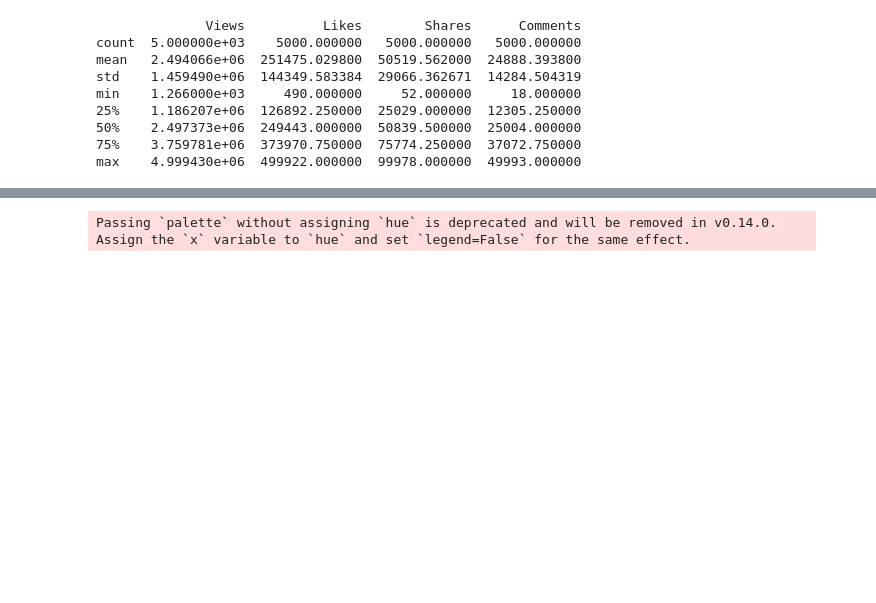
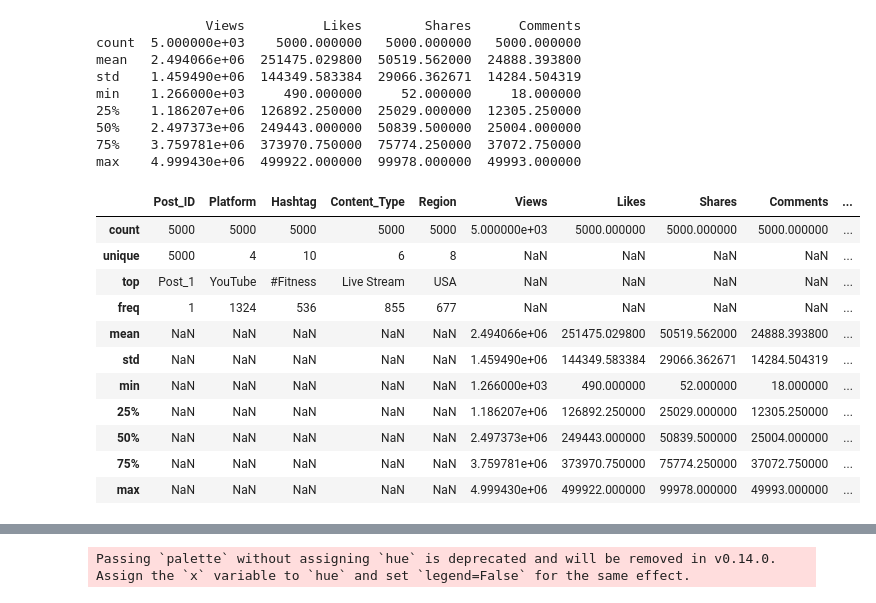
Before and after one commit to Phionanamugga/EDA_Viral_Social_Media_Posts, a Jupyter notebook: viral_social_media_tends.ipynb, the cells around one changed output, grey strips where cells are left out. Cells and saved outputs as stored; diff of their text form; code cells hidden in the pictures; blank space fills up the shorter version.

```diff
--- a/viral_social_media_tends.ipynb
+++ b/viral_social_media_tends.ipynb
@@ -89,3 +193,19 @@ min    1.266000e+03     490.000000     52.000000     18.000000
 50%    2.497373e+06  249443.000000  50839.500000  25004.000000
 75%    3.759781e+06  373970.750000  75774.250000  37072.750000
 max    4.999430e+06  499922.000000  99978.000000  49993.000000
+# %%
+# Summary of statistics
+df.describe(include='all')
+# %% [output]
+|  | Post_ID | Platform | Hashtag | Content_Type | Region | Views | Likes | Shares | Comments | ... |
+| count | 5000 | 5000 | 5000 | 5000 | 5000 | 5.000000e+03 | 5000.000000 | 5000.000000 | 5000.000000 | ... |
+| unique | 5000 | 4 | 10 | 6 | 8 | NaN | NaN | NaN | NaN | ... |
+| top | Post_1 | YouTube | #Fitness | Live Stream | USA | NaN | NaN | NaN | NaN | ... |
+| freq | 1 | 1324 | 536 | 855 | 677 | NaN | NaN | NaN | NaN | ... |
+| mean | NaN | NaN | NaN | NaN | NaN | 2.494066e+06 | 251475.029800 | 50519.562000 | 24888.393800 | ... |
+| std | NaN | NaN | NaN | NaN | NaN | 1.459490e+06 | 144349.583384 | 29066.362671 | 14284.504319 | ... |
+| min | NaN | NaN | NaN | NaN | NaN | 1.266000e+03 | 490.000000 | 52.000000 | 18.000000 | ... |
+| 25% | NaN | NaN | NaN | NaN | NaN | 1.186207e+06 | 126892.250000 | 25029.000000 | 12305.250000 | ... |
+| 50% | NaN | NaN | NaN | NaN | NaN | 2.497373e+06 | 249443.000000 | 50839.500000 | 25004.000000 | ... |
+| 75% | NaN | NaN | NaN | NaN | NaN | 3.759781e+06 | 373970.750000 | 75774.250000 | 37072.750000 | ... |
+| max | NaN | NaN | NaN | NaN | NaN | 4.999430e+06 | 499922.000000 | 99978.000000 | 49993.000000 | ... |
```
Also changed, not shown: parts of 19 cells of this notebook.
